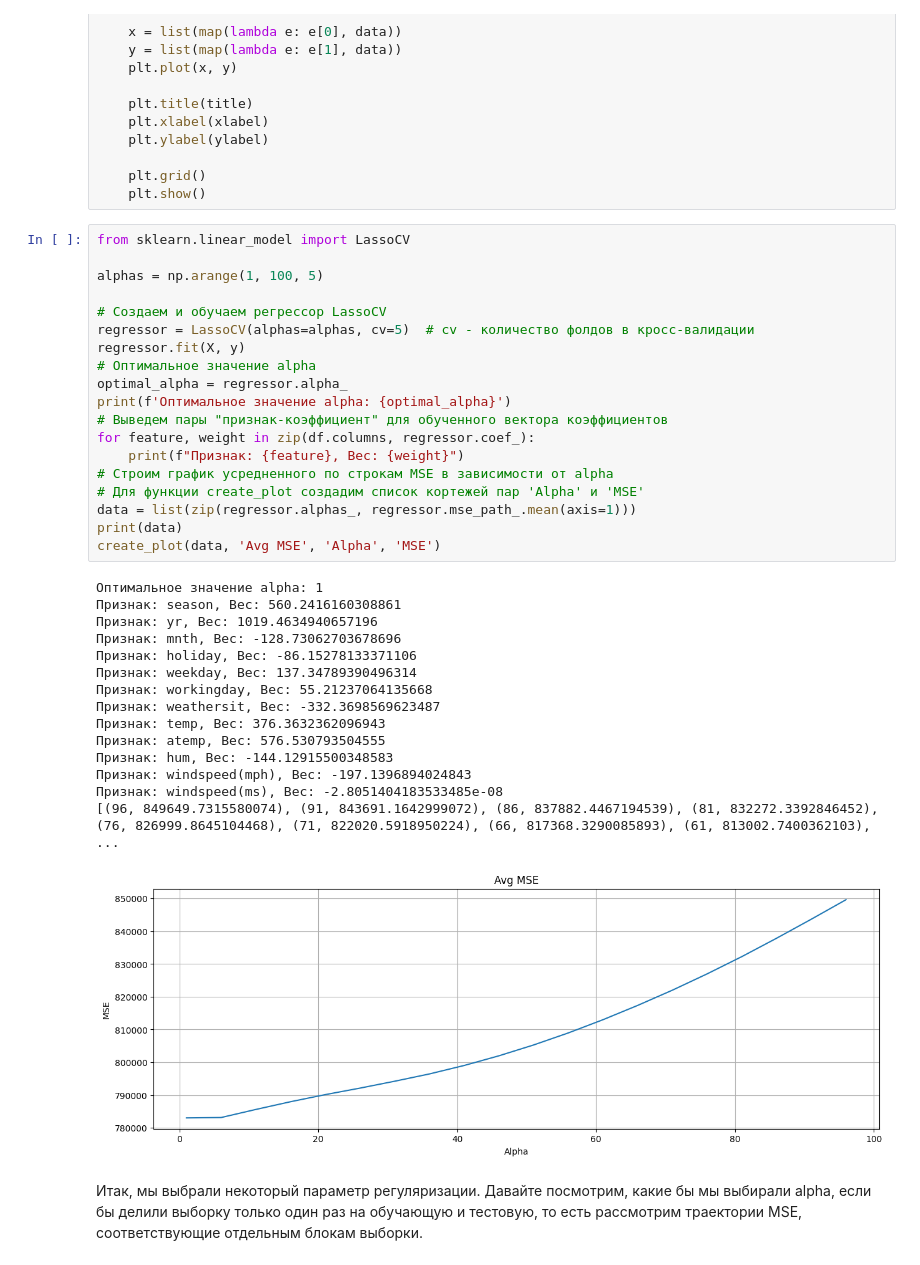
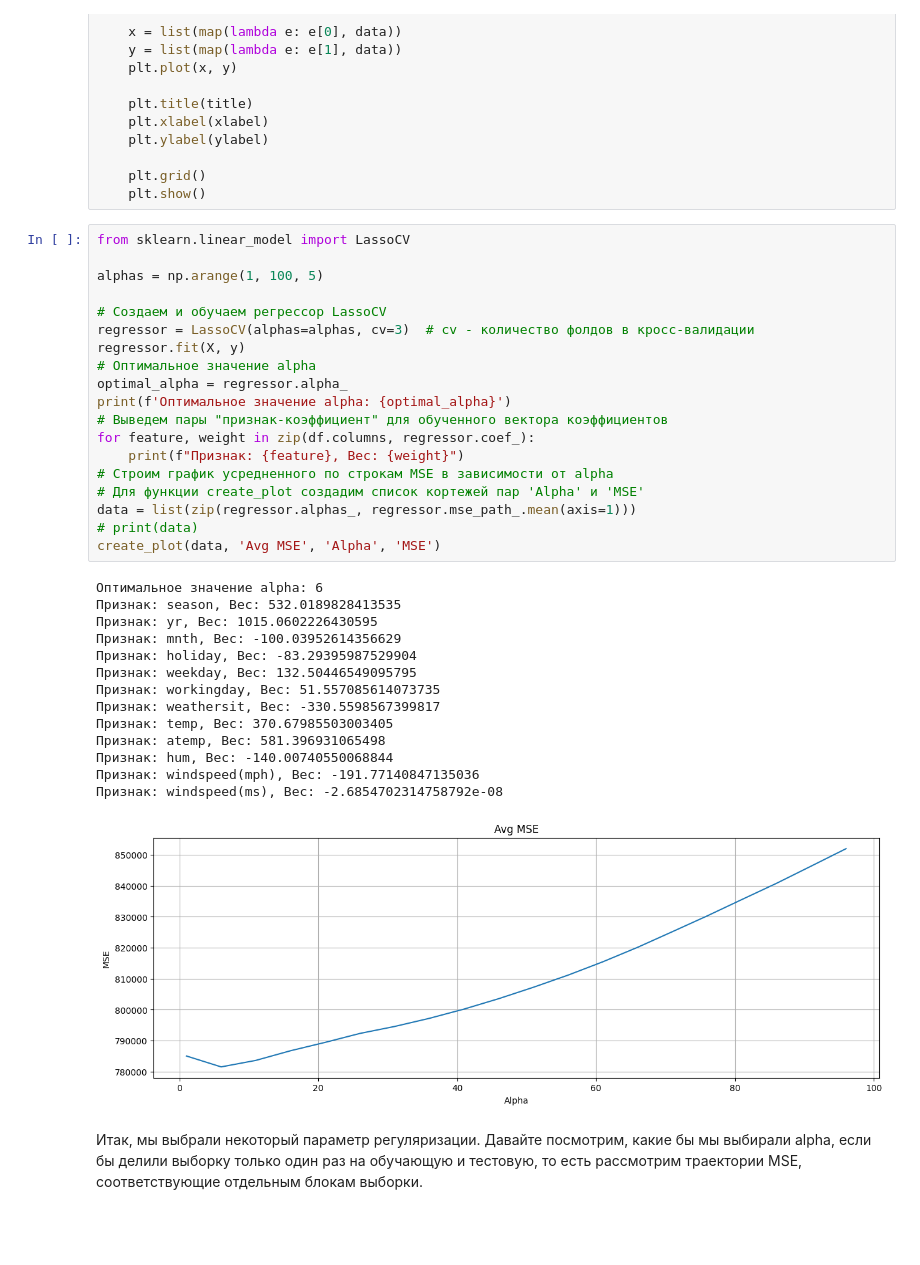
Before and after one commit to evgen-kulik/data_science_hw4, a Jupyter notebook: OverfittingHomeWork.ipynb, the cells around one changed output. Drawn from its saved outputs; the diff is of its cells as text; blank space fills up the shorter version.

```diff
--- a/OverfittingHomeWork.ipynb
+++ b/OverfittingHomeWork.ipynb
@@ -408,38 +413,37 @@ def create_plot(data, title, xlabel, ylabel, figsize=None):
 # %%
 from sklearn.linear_model import LassoCV
 
 alphas = np.arange(1, 100, 5)
 
 # Создаем и обучаем регрессор LassoCV
-regressor = LassoCV(alphas=alphas, cv=5)  # cv - количество фолдов в кросс-валидации
+regressor = LassoCV(alphas=alphas, cv=3)  # cv - количество фолдов в кросс-валидации
 regressor.fit(X, y)
 # Оптимальное значение alpha
 optimal_alpha = regressor.alpha_
 print(f'Оптимальное значение alpha: {optimal_alpha}')
 # Выведем пары "признак-коэффициент" для обученного вектора коэффициентов
 for feature, weight in zip(df.columns, regressor.coef_):
     print(f"Признак: {feature}, Вес: {weight}")
 # Строим график усредненного по строкам MSE в зависимости от alpha
 # Для функции create_plot создадим список кортежей пар 'Alpha' и 'MSE'
 data = list(zip(regressor.alphas_, regressor.mse_path_.mean(axis=1)))
-print(data)
+# print(data)
 create_plot(data, 'Avg MSE', 'Alpha', 'MSE')
 # %% [output]
-Оптимальное значение alpha: 1
-Признак: season, Вес: 560.2416160308861
-Признак: yr, Вес: 1019.4634940657196
-Признак: mnth, Вес: -128.73062703678696
-Признак: holiday, Вес: -86.15278133371106
-Признак: weekday, Вес: 137.34789390496314
-Признак: workingday, Вес: 55.21237064135668
-Признак: weathersit, Вес: -332.3698569623487
-Признак: temp, Вес: 376.3632362096943
-Признак: atemp, Вес: 576.530793504555
-Признак: hum, Вес: -144.12915500348583
-Признак: windspeed(mph), Вес: -197.1396894024843
-Признак: windspeed(ms), Вес: -2.8051404183533485e-08
-[(96, 849649.7315580074), (91, 843691.1642999072), (86, 837882.4467194539), (81, 832272.3392846452), (76, 826999.8645104468), (71, 822020.5918950224), (66, 817368.3290085893), (61, 813002.7400362103), ...
+Оптимальное значение alpha: 6
+Признак: season, Вес: 532.0189828413535
+Признак: yr, Вес: 1015.0602226430595
+Признак: mnth, Вес: -100.03952614356629
+Признак: holiday, Вес: -83.29395987529904
+Признак: weekday, Вес: 132.50446549095795
+Признак: workingday, Вес: 51.557085614073735
+Признак: weathersit, Вес: -330.5598567399817
+Признак: temp, Вес: 370.67985503003405
+Признак: atemp, Вес: 581.396931065498
+Признак: hum, Вес: -140.00740550068844
+Признак: windspeed(mph), Вес: -191.77140847135036
+Признак: windspeed(ms), Вес: -2.6854702314758792e-08
-[figure, old version]
+[figure, new version]
 # %% [markdown]
 Итак, мы выбрали некоторый параметр регуляризации. Давайте посмотрим, какие бы мы выбирали alpha, если бы делили выборку только один раз на обучающую и тестовую, то есть рассмотрим траектории MSE, соответствующие отдельным блокам выборки.
 # %% [markdown]
```
Also changed, not shown: parts of 20 cells of this notebook.
